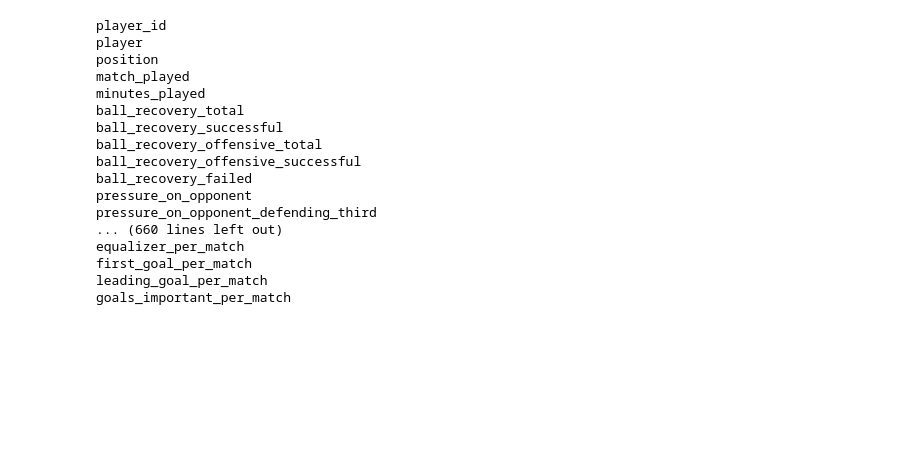
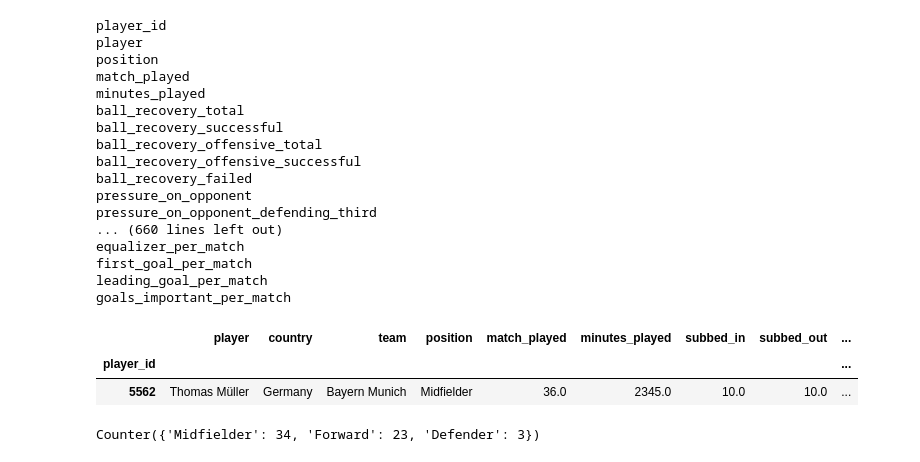
Before and after one commit to allorenz/football-player-similarity, a Jupyter notebook: src/scripts/test.ipynb, the cells around one changed output. Drawn from its saved outputs; the diff is of its cells as text; code cells hidden in the pictures; blank space fills up the shorter version.

```diff
--- a/src/scripts/test.ipynb
+++ b/src/scripts/test.ipynb
@@ -66,3 +66,80 @@ equalizer_per_match
 first_goal_per_match
 leading_goal_per_match
 goals_important_per_match
+# %%
+import pandas as pd
+
+df_standard_stats = pd.read_csv(
+            "../../data/new_approach/standard_stats_all.csv", dtype={"player_id": "int32"}
+).set_index("player_id", drop=True)
+
+df_standard_stats[df_standard_stats["player"] =="Thomas Müller"]
+# %% [output]
+|  | player | country | team | position | match_played | minutes_played | subbed_in | subbed_out | ... |
+| player_id |  |  |  |  |  |  |  |  | ... |
+| 5562 | Thomas Müller | Germany | Bayern Munich | Midfielder | 36.0 | 2345.0 | 10.0 | 10.0 | ... |
+# %%
+l = ['Right Wing', 'Center Forward', 'Center Attacking Midfield', 'Right Wing', 'Center Attacking Midfield', 'Center Attacking Midfield', 'Right Wing', 'Center Forward', 'Right Center Forward', 'Center Forward', 'Right Wing', 'Right Defensive Midfield', 'Right Attacking Midfield', 'Center Attacking Midfield', 'Center Forward', 'Center Attacking Midfield', 'Right Midfield', 'Right Center Midfield', 'Right Center Midfield', 'Right Midfield', 'Right Center Midfield', 'Right Center Midfield', 'Right Wing', 'Center Attacking Midfield', 'Right Wing', 'Right Center Midfield', 'Right Center Midfield', 'Right Center Forward', 'Left Center Forward', 'Center Attacking Midfield', 'Right Midfield', 'Right Center Forward', 'Right Center Midfield', 'Right Wing', 'Left Wing', 'Right Center Forward', 'Center Forward', 'Right Wing', 'Right Center Midfield', 'Right Attacking Midfield', 'Left Back', 'Left Center Midfield', 'Right Center Midfield', 'Left Center Midfield', 'Right Center Midfield', 'Center Attacking Midfield', 'Right Center Midfield', 'Right Midfield', 'Center Attacking Midfield', 'Center Attacking Midfield', 'Center Forward', 'Center Attacking Midfield', 'Right Wing', 'Center Forward', 'Center Attacking Midfield', 'Right Wing Back', 'Center Forward', 'Center Attacking Midfield', 'Right Wing Back', 'Right Center Midfield']
+position_mapping = {
+    "GK": "Goalkeeper",
+    "Goalkeeper": "Goalkeeper",
+
+    "RB": "Defender",
+    "RCB": "Defender",
+    "CB": "Defender",
+    "LCB": "Defender",
+    "LB": "Defender",
+    "RWB": "Defender",
+    "LWB": "Defender",
+    "Right Back": "Defender",
+    "Right Center Back": "Defender",
+    "Center Back": "Defender",
+    "Left Center Back": "Defender",
+    "Left Back": "Defender",
+    "Right Wing Back": "Defender",
+    "Left Wing Back": "Defender",
+
+    "RDM": "Midfielder",
+    "CDM": "Midfielder",
+    "LDM": "Midfielder",
+    "RM": "Midfielder",
+    "RCM": "Midfielder",
+    "CM": "Midfielder",
+    "LCM": "Midfielder",
+    "LM": "Midfielder",
+    "RW": "Midfielder",
+    "RAM": "Midfielder",
+    "CAM": "Midfielder",
+    "LAM": "Midfielder",
+    "Right Defensive Midfield": "Midfielder",
+    "Center Defensive Midfield": "Midfielder",
+    "Left Defensive Midfield": "Midfielder",
+    "Right Midfield": "Midfielder",
+    "Right Center Midfield": "Midfielder",
+    "Center Midfield": "Midfielder",
+    "Left Center Midfield": "Midfielder",
+    "Left Midfield": "Midfielder",
+    "Right Attacking Midfield": "Midfielder",
+    "Center Attacking Midfield": "Midfielder",
+    "Left Attacking Midfield": "Midfielder",
+
+    "LW": "Forward",
+    "RCF": "Forward",
+    "ST": "Forward",
+    "LCF": "Forward",
+    "SS": "Forward",
+    "Left Wing": "Forward",
+    "Right Wing": "Forward",
+    "Right Center Forward": "Forward",
+    "Striker": "Forward",
+    "Left Center Forward": "Forward",
+    "Secondary Striker": "Forward",
+    "Center Forward":"Forward"
+}
+played_roles = [position_mapping.get(pos, None) for pos in l]
+from collections import Counter
+# get global role count
+counter = Counter(played_roles)
+counter
+# %% [output]
+Counter({'Midfielder': 34, 'Forward': 23, 'Defender': 3})
```
Also changed, not shown: parts of 2 cells of this notebook, 5 other files.
